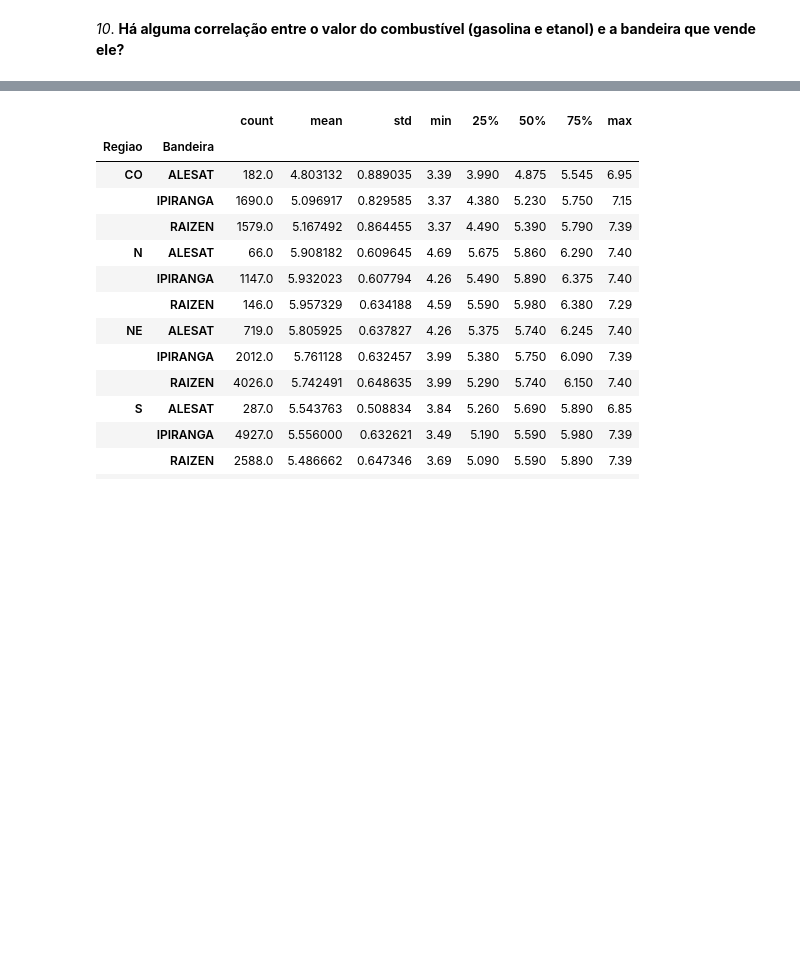
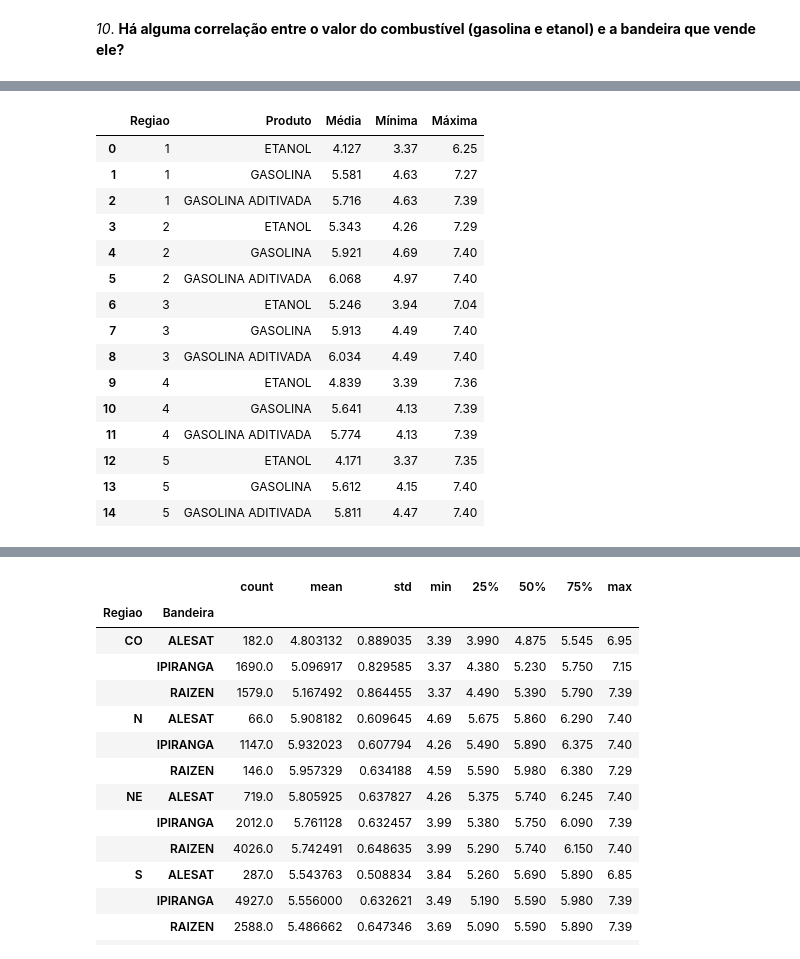
Before and after one commit to gustavovarella/Projeto_m4, a Jupyter notebook: PROJETO_M4.ipynb, the cells around one changed output, grey strips where cells are left out. Drawn from its saved outputs; the diff is of its cells as text; code cells hidden in the pictures; blank space fills up the shorter version.

```diff
--- a/PROJETO_M4.ipynb
+++ b/PROJETO_M4.ipynb
@@ -398,0 +473,3 @@ maximas_por_municipio
+# %%
+prod_corr_mean = df_completo.query('Produto == "GASOLINA" | Produto == "ETANOL" | Produto == "GASOLINA ADITIVADA"').groupby(['Regiao','Produto'])['Valor_de_Venda'].mean()
+prod_corr_mean.columns =['Valor médio']
@@ -398,0 +503,21 @@ maximas_por_municipio
+# %%
+valores_cor_copy['Regiao'] =  valores_cor_copy['Regiao'].applymap(funcao)
+
+valores_cor_copy
+# %% [output]
+|  | Regiao | Produto | Média | Mínima | Máxima |
+| 0 | 1 | ETANOL | 4.127 | 3.37 | 6.25 |
+| 1 | 1 | GASOLINA | 5.581 | 4.63 | 7.27 |
+| 2 | 1 | GASOLINA ADITIVADA | 5.716 | 4.63 | 7.39 |
+| 3 | 2 | ETANOL | 5.343 | 4.26 | 7.29 |
+| 4 | 2 | GASOLINA | 5.921 | 4.69 | 7.40 |
+| 5 | 2 | GASOLINA ADITIVADA | 6.068 | 4.97 | 7.40 |
+| 6 | 3 | ETANOL | 5.246 | 3.94 | 7.04 |
+| 7 | 3 | GASOLINA | 5.913 | 4.49 | 7.40 |
+| 8 | 3 | GASOLINA ADITIVADA | 6.034 | 4.49 | 7.40 |
+| 9 | 4 | ETANOL | 4.839 | 3.39 | 7.36 |
+| 10 | 4 | GASOLINA | 5.641 | 4.13 | 7.39 |
+| 11 | 4 | GASOLINA ADITIVADA | 5.774 | 4.13 | 7.39 |
+| 12 | 5 | ETANOL | 4.171 | 3.37 | 7.35 |
+| 13 | 5 | GASOLINA | 5.612 | 4.15 | 7.40 |
+| 14 | 5 | GASOLINA ADITIVADA | 5.811 | 4.47 | 7.40 |
```
Also changed, not shown: parts of 22 cells of this notebook.
